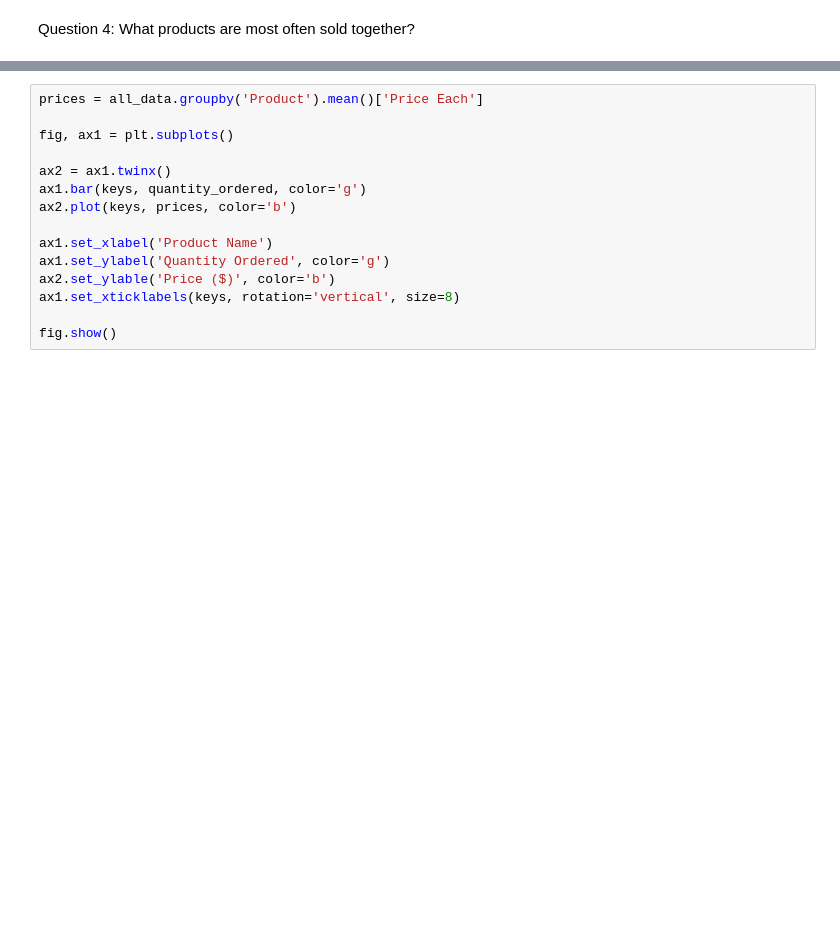
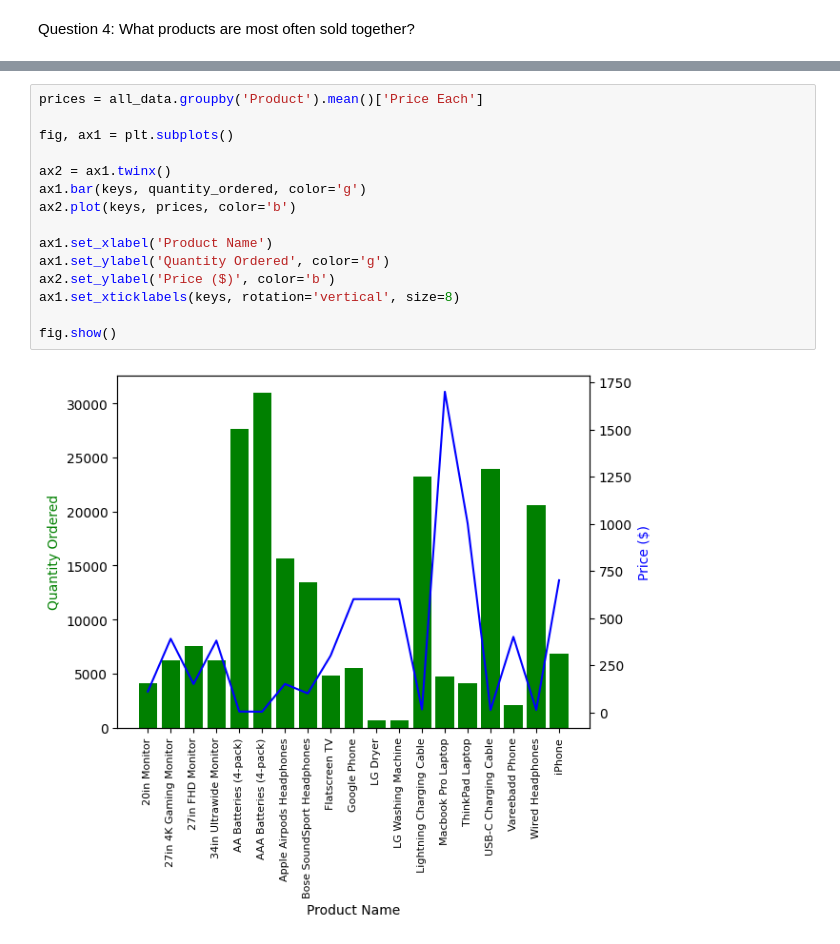
Before and after one commit to kenraza/Sales-Data-Analysis, a Jupyter notebook: SalesAnalysis/Sales_Data_Analysis.ipynb, the cells around one changed output, grey strips where cells are left out. Cells and saved outputs as stored; diff of their text form; blank space fills up the shorter version.

```diff
--- a/SalesAnalysis/Sales_Data_Analysis.ipynb
+++ b/SalesAnalysis/Sales_Data_Analysis.ipynb
@@ -168,15 +253,17 @@ NameError: name 'all_data' is not defined
 # %%
 prices = all_data.groupby('Product').mean()['Price Each']
 
 fig, ax1 = plt.subplots()
 
 ax2 = ax1.twinx()
 ax1.bar(keys, quantity_ordered, color='g')
 ax2.plot(keys, prices, color='b')
 
 ax1.set_xlabel('Product Name')
 ax1.set_ylabel('Quantity Ordered', color='g')
-ax2.set_ylable('Price ($)', color='b')
+ax2.set_ylabel('Price ($)', color='b')
 ax1.set_xticklabels(keys, rotation='vertical', size=8)
 
 fig.show()
+# %% [output]
+[figure, added]
```
Also changed, not shown: parts of 39 cells of this notebook, 1 other file.
